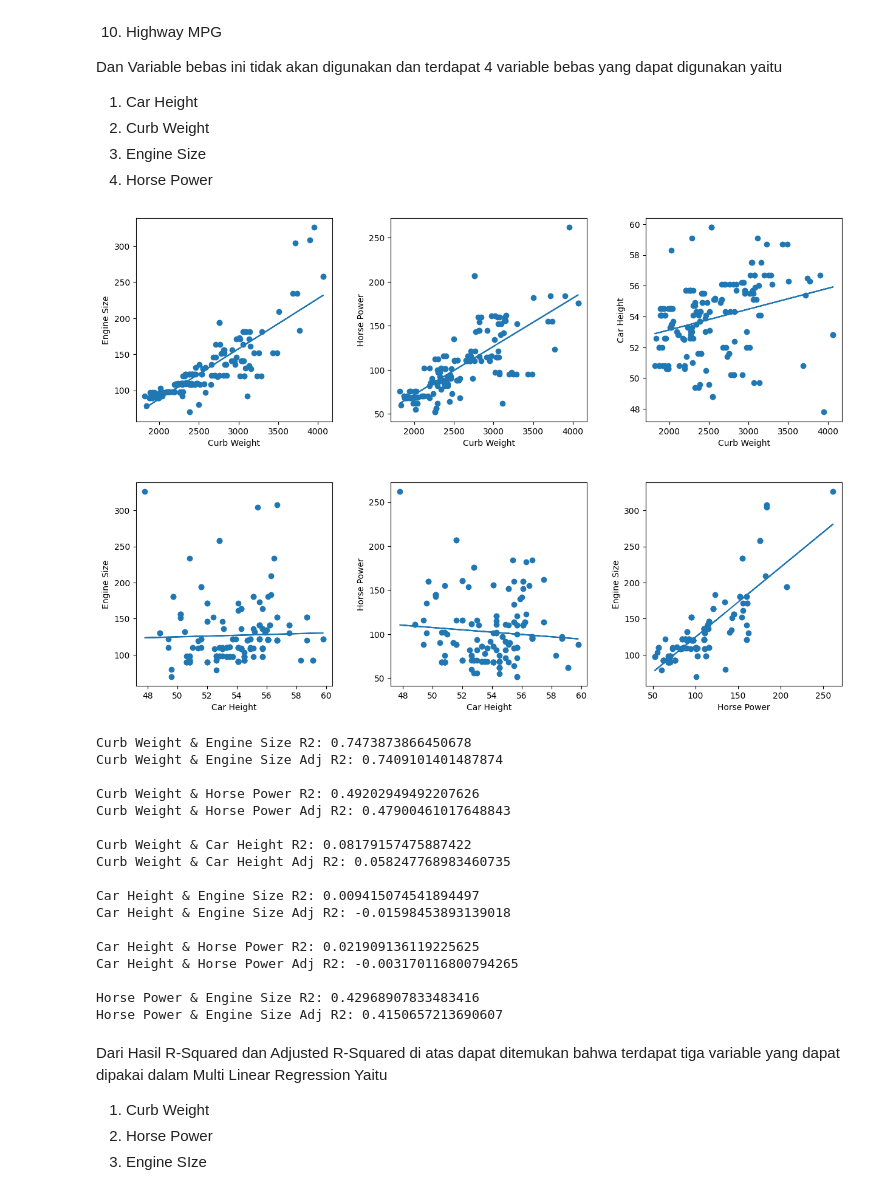
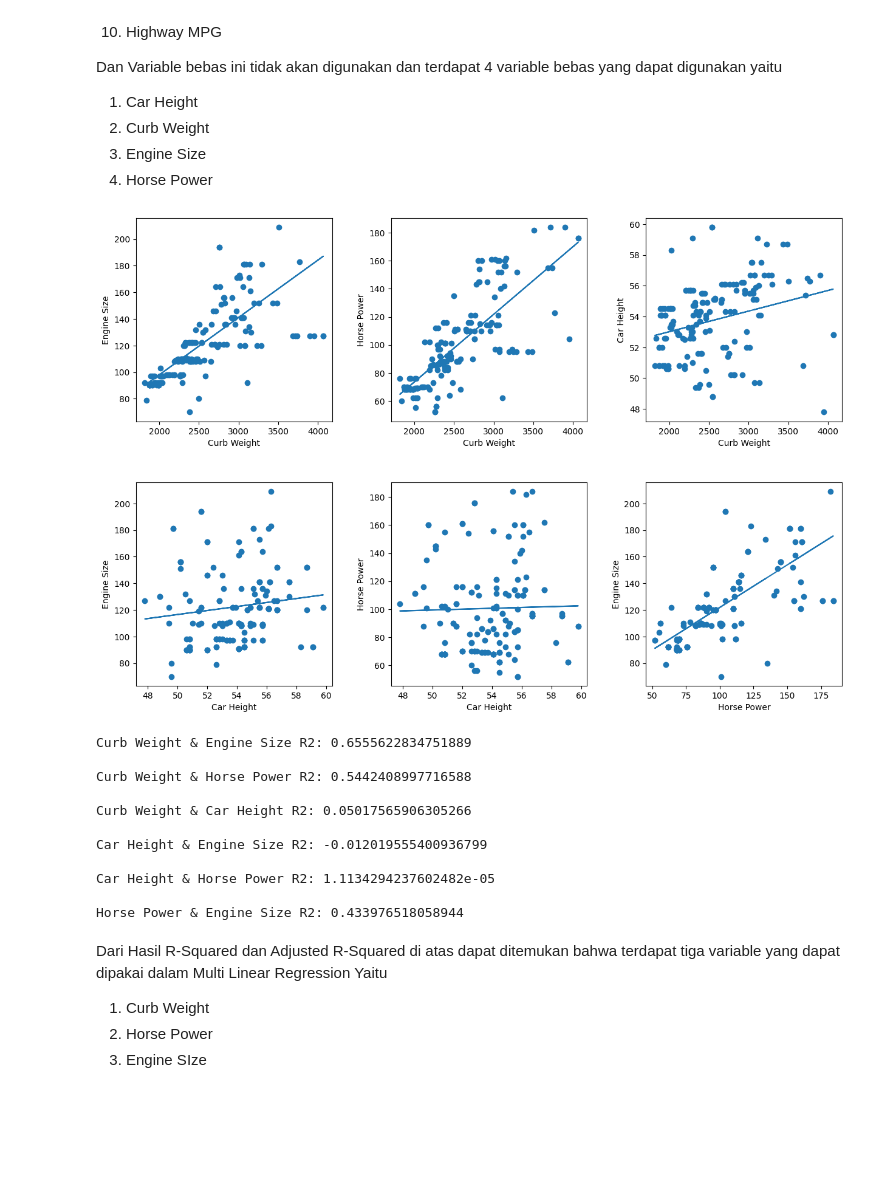
Before and after one commit to laykwokbien/Predicting_Car_Price-Multi-Linear-Regression-Manual, a Jupyter notebook: Predicting_Car_Price_(Multi_Linear_Regression_Manual).ipynb, the cells around one changed output. Drawn from its saved outputs; the diff is of its cells as text; code cells hidden in the pictures; blank space fills up the shorter version.

```diff
--- a/Predicting_Car_Price_(Multi_Linear_Regression_Manual).ipynb
+++ b/Predicting_Car_Price_(Multi_Linear_Regression_Manual).ipynb
@@ -95,0 +651,3 @@ flt = df['symboling']
+# %%
+OutlierHighwayMPG = ValOutlier(np.array(sorted(df['highwaympg'])))
+OutlierHighwayMPG.AcceptableValue(), OutlierHighwayMPG.z_score, OutlierHighwayMPG.data
@@ -95,0 +669,3 @@ flt = df['symboling']
+# %%
+df.loc[:, 'highwaympg'] = df['highwaympg'].apply(lambda x : int(OutlierHighwayMPG.mean) if x >= OutlierHighwayMPG.Max or x <= OutlierHighwayMPG.Min else x)
+np.array(sorted(df['highwaympg']))
@@ -99,37 +688,24 @@ class LinearRegression:
     self.x = np.array(x)
     self.y = np.array(y)
     self.x_train, self.x_test, self.y_train, self.y_test = train_test_split(x, y, test_size=0.2, random_state=42)
-    self.meanx = np.mean(self.x_train)
-    self.meany = np.mean(self.y_train)
-    self.b1 = sum((self.y_train - self.meany) * (self.x_train - self.meanx)) / sum((self.x_train - self.meanx) ** 2)
+    self.meanx = np.mean(self.x)
+    self.meanxtrain = np.mean(self.x_train)
+    self.meanxtest = np.mean(self.x_test)
+    self.meany = np.mean(self.y)
+    self.meanytrain = np.mean(self.y_train)
+    self.meanytest = np.mean(self.y_test)
+    self.b1 = sum((self.y - self.meany) * (self.x - self.meanx)) / sum((self.x - self.meanx) ** 2)
     self.b0 = self.meany - (self.b1 * self.meanx)
     self.y_pred_train = self.b0 + (self.b1 * self.x_train)
     self.y_pred_test = self.b0 + (self.b1 * self.x_test)
-    self.r2score = 1 - (sum((self.y_test - self.y_pred_test) ** 2) / sum((self.y_test - self.meany) ** 2))
-    self.adj_r2score = 1 - (((1 - self.r2score) * (len(self.y_test) - 1)) / (len(self.y_test) - 1 - 1))
+    self.r2score = 1 - (sum((self.y_test - self.y_pred_test) ** 2) / sum((self.y_test - self.meanytest) ** 2))
 
 
   def plot(self, nameX, nameY):
     self.nameX = nameX
     self.nameY = nameY
 
-stringtonum = {
-    'zero': 0.0,
-    'one': 1.0,
-    'two': 2.0,
-    'three': 3.0,
-    'four': 4.0,
-    'five': 5.0,
-    'six': 6.0,
-    'seven': 7.0,
-    'eight': 8.0,
-    'nine': 9.0,
-    'ten': 10.0,
-    'eleven': 11.0,
-    'twelve': 12.0,
-    'thirteen': 13.0,
-    'fourteen': 14.0,
-}
+
 
 y_price = np.array(df['price'])
 
@@ -138,7 +714,7 @@ x_carlength = np.array(df['carlength'])
 x_carwidth = np.array(df['carwidth'])
 x_carheight = np.array(df['carheight'])
 x_curbweight = np.array(df['curbweight'])
-x_cylindernumber = np.array([stringtonum[x] for x in df['cylindernumber']])
+x_cylindernumber = np.array(df['cylindernumber'])
 x_enginesize = np.array(df['enginesize'])
 x_boreratio = np.array(df['boreratio'])
 x_stroke = np.array(df['stroke'])
@@ -400,57 +962,45 @@ ax4.scatter(chvses.x_train, chvses.y_train)
 ax4.plot(chvses.x_train, chvses.y_pred_train)
 ax4.set_xlabel(chvses.nameX)
 ax4.set_ylabel(chvses.nameY)
 
 ax5.scatter(chvshp.x_train, chvshp.y_train)
 ax5.plot(chvshp.x_train, chvshp.y_pred_train)
 ax5.set_xlabel(chvshp.nameX)
 ax5.set_ylabel(chvshp.nameY)
 
 ax6.scatter(hpvses.x_train, hpvses.y_train)
 ax6.plot(hpvses.x_train, hpvses.y_pred_train)
 ax6.set_xlabel(hpvses.nameX)
 ax6.set_ylabel(hpvses.nameY)
 
 plt.show()
 
 print(f"""
 Curb Weight & Engine Size R2: {cwevses.r2score}
-Curb Weight & Engine Size Adj R2: {cwevses.adj_r2score}
 
 Curb Weight & Horse Power R2: {cwevshp.r2score}
-Curb Weight & Horse Power Adj R2: {cwevshp.adj_r2score}
 
 Curb Weight & Car Height R2: {cwevsch.r2score}
-Curb Weight & Car Height Adj R2: {cwevsch.adj_r2score}
 
 Car Height & Engine Size R2: {chvses.r2score}
-Car Height & Engine Size Adj R2: {chvses.adj_r2score}
 
 Car Height & Horse Power R2: {chvshp.r2score}
-Car Height & Horse Power Adj R2: {chvshp.adj_r2score}
 
 Horse Power & Engine Size R2: {hpvses.r2score}
-Horse Power & Engine Size Adj R2: {hpvses.adj_r2score}
 """)
 # %% [output]
-[figure, old version]
+[figure, new version]
-Curb Weight & Engine Size R2: 0.7473873866450678
-Curb Weight & Engine Size Adj R2: 0.7409101401487874
+Curb Weight & Engine Size R2: 0.6555622834751889
 
-Curb Weight & Horse Power R2: 0.49202949492207626
-Curb Weight & Horse Power Adj R2: 0.47900461017648843
+Curb Weight & Horse Power R2: 0.5442408997716588
 
-Curb Weight & Car Height R2: 0.08179157475887422
-Curb Weight & Car Height Adj R2: 0.058247768983460735
+Curb Weight & Car Height R2: 0.05017565906305266
 
-Car Height & Engine Size R2: 0.009415074541894497
-Car Height & Engine Size Adj R2: -0.01598453893139018
+Car Height & Engine Size R2: -0.012019555400936799
 
-Car Height & Horse Power R2: 0.021909136119225625
-Car Height & Horse Power Adj R2: -0.003170116800794265
+Car Height & Horse Power R2: 1.1134294237602482e-05
 
-Horse Power & Engine Size R2: 0.42968907833483416
-Horse Power & Engine Size Adj R2: 0.4150657213690607
+Horse Power & Engine Size R2: 0.433976518058944
 # %% [markdown]
 Dari Hasil R-Squared dan Adjusted R-Squared di atas dapat ditemukan bahwa
 terdapat tiga variable yang dapat dipakai dalam Multi Linear Regression Yaitu
```
Also changed, not shown: parts of 37 cells of this notebook.
